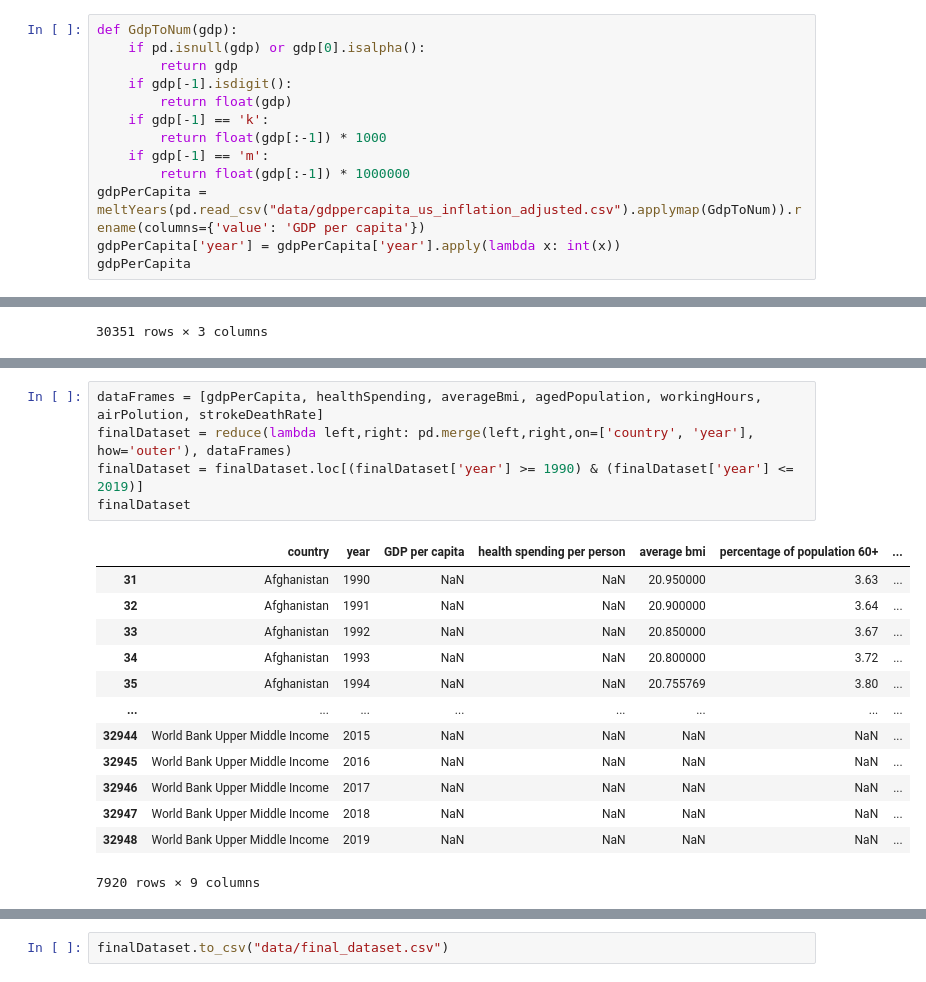
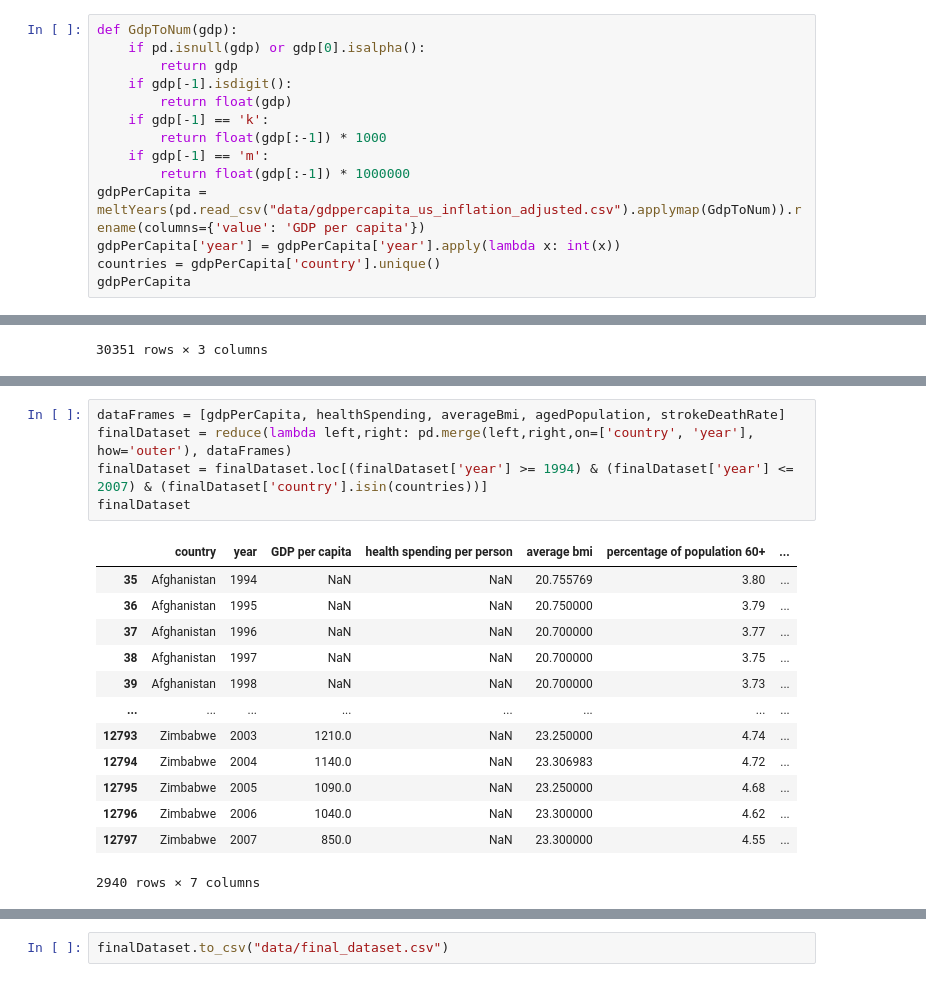
Before and after one commit to sunyifan1113/Stroke-Rate-Investigation, a Jupyter notebook: DataCleaning.ipynb, the cells around one changed output, grey strips where cells are left out. Drawn from its saved outputs; the diff is of its cells as text.

Commit message:
handle missing data

```diff
--- a/DataCleaning.ipynb
+++ b/DataCleaning.ipynb
@@ -38,6 +38,7 @@ def GdpToNum(gdp):
         return float(gdp[:-1]) * 1000000
 gdpPerCapita = meltYears(pd.read_csv("data/gdppercapita_us_inflation_adjusted.csv").applymap(GdpToNum)).rename(columns={'value': 'GDP per capita'})
 gdpPerCapita['year'] = gdpPerCapita['year'].apply(lambda x: int(x))
+countries = gdpPerCapita['country'].unique()
 gdpPerCapita
 # %% [output]
 |  | country | year | GDP per capita |
@@ -174,21 +177,21 @@ airPolution
 | 5431 | Zimbabwe | 2016 | 22.3 |
 5432 rows × 3 columns
 # %%
-dataFrames = [gdpPerCapita, healthSpending, averageBmi, agedPopulation, workingHours, airPolution, strokeDeathRate]
+dataFrames = [gdpPerCapita, healthSpending, averageBmi, agedPopulation, strokeDeathRate]
 finalDataset = reduce(lambda left,right: pd.merge(left,right,on=['country', 'year'], how='outer'), dataFrames)
-finalDataset = finalDataset.loc[(finalDataset['year'] >= 1990) & (finalDataset['year'] <= 2019)]
+finalDataset = finalDataset.loc[(finalDataset['year'] >= 1994) & (finalDataset['year'] <= 2007) & (finalDataset['country'].isin(countries))]
 finalDataset
 # %% [output]
 |  | country | year | GDP per capita | health spending per person | average bmi | percentage of population 60+ | ... |
-| 31 | Afghanistan | 1990 | NaN | NaN | 20.950000 | 3.63 | ... |
-| 32 | Afghanistan | 1991 | NaN | NaN | 20.900000 | 3.64 | ... |
-| 33 | Afghanistan | 1992 | NaN | NaN | 20.850000 | 3.67 | ... |
-| 34 | Afghanistan | 1993 | NaN | NaN | 20.800000 | 3.72 | ... |
 | 35 | Afghanistan | 1994 | NaN | NaN | 20.755769 | 3.80 | ... |
+| 36 | Afghanistan | 1995 | NaN | NaN | 20.750000 | 3.79 | ... |
+| 37 | Afghanistan | 1996 | NaN | NaN | 20.700000 | 3.77 | ... |
+| 38 | Afghanistan | 1997 | NaN | NaN | 20.700000 | 3.75 | ... |
+| 39 | Afghanistan | 1998 | NaN | NaN | 20.700000 | 3.73 | ... |
 | ... | ... | ... | ... | ... | ... | ... | ... |
-| 32944 | World Bank Upper Middle Income | 2015 | NaN | NaN | NaN | NaN | ... |
-| 32945 | World Bank Upper Middle Income | 2016 | NaN | NaN | NaN | NaN | ... |
-| 32946 | World Bank Upper Middle Income | 2017 | NaN | NaN | NaN | NaN | ... |
-| 32947 | World Bank Upper Middle Income | 2018 | NaN | NaN | NaN | NaN | ... |
-| 32948 | World Bank Upper Middle Income | 2019 | NaN | NaN | NaN | NaN | ... |
+| 12793 | Zimbabwe | 2003 | 1210.0 | NaN | 23.250000 | 4.74 | ... |
+| 12794 | Zimbabwe | 2004 | 1140.0 | NaN | 23.306983 | 4.72 | ... |
+| 12795 | Zimbabwe | 2005 | 1090.0 | NaN | 23.250000 | 4.68 | ... |
+| 12796 | Zimbabwe | 2006 | 1040.0 | NaN | 23.300000 | 4.62 | ... |
+| 12797 | Zimbabwe | 2007 | 850.0 | NaN | 23.300000 | 4.55 | ... |
-7920 rows × 9 columns
+2940 rows × 7 columns
```
Also changed, not shown: parts of 3 cells of this notebook, 1 other file.
